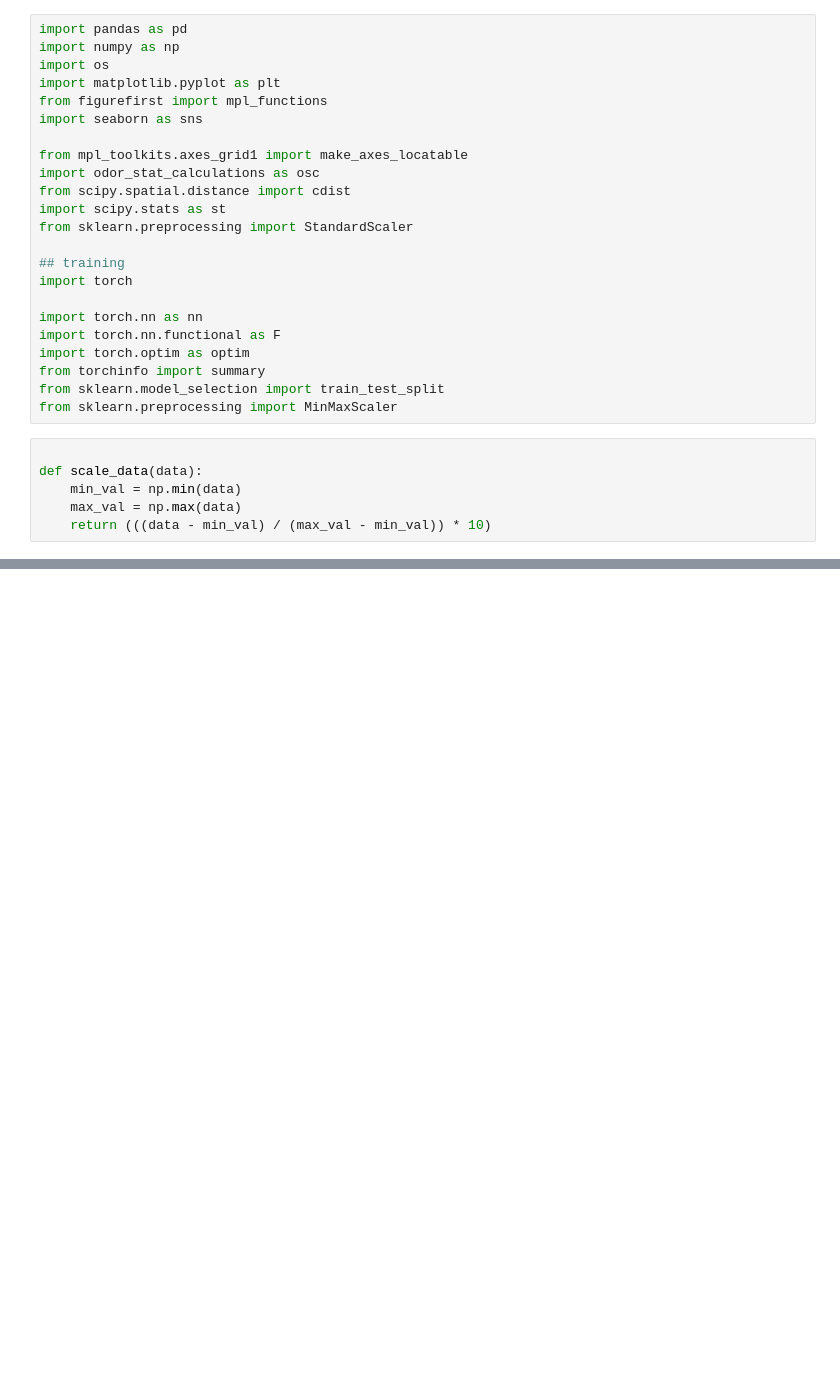
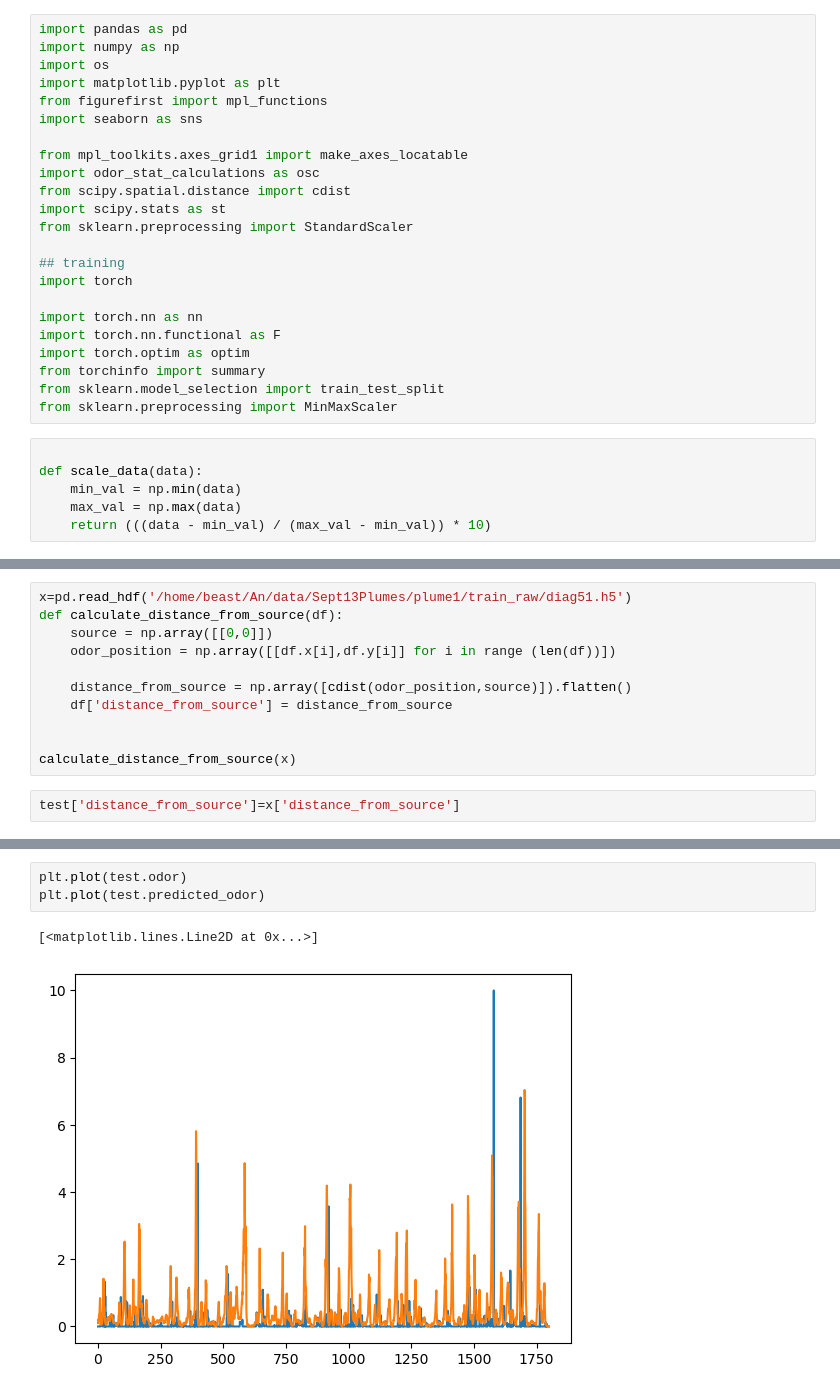
Before and after one commit to arunavanag591/COSMOS, a Jupyter notebook: train_distribution.ipynb, the cells around one changed output, grey strips where cells are left out. Saved outputs shown, nothing was run; the diff lists cells and outputs as text; blank space fills up the shorter version.

```diff
--- a/train_distribution.ipynb
+++ b/train_distribution.ipynb
@@ -455,0 +372,13 @@ mpl_functions.set_fontsize(f, 12)
+# %%
+x=pd.read_hdf('/home/beast/An/data/Sept13Plumes/plume1/train_raw/diag51.h5')
+def calculate_distance_from_source(df):
+    source = np.array([[0,0]])
+    odor_position = np.array([[df.x[i],df.y[i]] for i in range (len(df))])
+
+    distance_from_source = np.array([cdist(odor_position,source)]).flatten()
+    df['distance_from_source'] = distance_from_source
+
+
+calculate_distance_from_source(x)
+# %%
+test['distance_from_source']=x['distance_from_source']
@@ -455,0 +469,6 @@ mpl_functions.set_fontsize(f, 12)
+# %%
+plt.plot(test.odor)
+plt.plot(test.predicted_odor)
+# %% [output]
+[<matplotlib.lines.Line2D at 0x...>]
+[figure, added]
```
Also changed, not shown: parts of 33 cells of this notebook, 1 other file.
